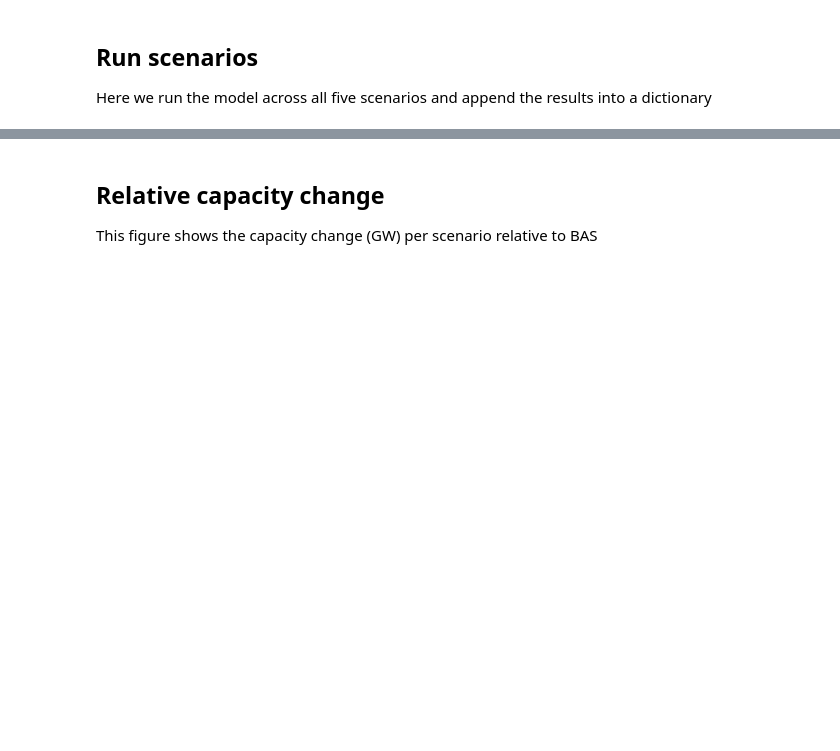
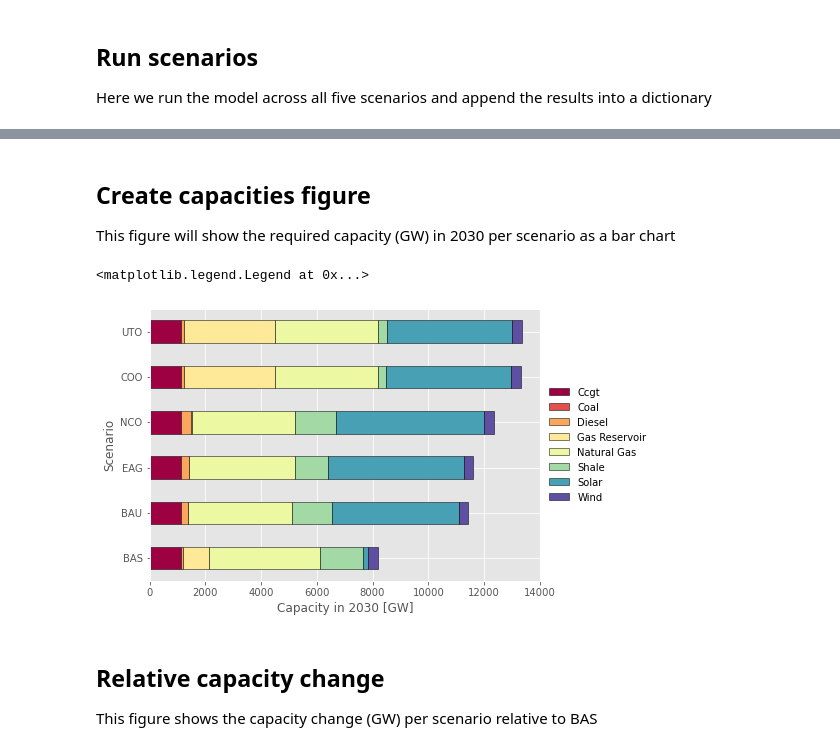
Before and after one commit to amanmajid/nextra, a Jupyter notebook: analysis/icae-results.ipynb, the cells around one changed output, grey strips where cells are left out. Cells and saved outputs as stored; diff of their text form; code cells hidden in the pictures; blank space fills up the shorter version.

```diff
--- a/analysis/icae-results.ipynb
+++ b/analysis/icae-results.ipynb
@@ -22,8 +22,6 @@ def merge_capacity_data(results_dict):
     for k in results_dict.keys():
         df = results_dict[k].results_capacities
         capacities = capacities.append(df,ignore_index=True)
-    # map technologies and territories
-    capacities = map_tech_and_territory(results['BAU'],capacities,col_to_map='node')
     return capacities
 
 
@@ -120,3 +150,29 @@ ax.legend(loc='center left', bbox_to_anchor=(1.0, 0.5),frameon=False)
+# %% [markdown]
+## Create capacities figure
+This figure will show the required capacity (GW) in 2030 per scenario as a bar chart
+# %%
+# run function
+capacities = merge_capacity_data(results)
+# convert to gw
+#capacities['value'] = capacities['value'].apply(lambda row: mw_to_gw(row))
+# pivot for bar chart
+capacities = capacities.pivot_table(index=['scenario'],
+                                    columns=['technology'],
+                                    values='value')
+# sort by ascending
+capacities['total'] = capacities.sum(axis=1)
+capacities = capacities.sort_values("total").drop('total',axis=1)
+
+# plot
+plt.style.use('ggplot')
+f,ax = plt.subplots(ncols=1,nrows=1,figsize=(7,5))
+capacities.plot.barh(stacked=True,rot=0,ax=ax,cmap='Spectral',edgecolor='black')
+ax.set_xlabel('Capacity in 2030 [GW]')
+ax.set_ylabel('Scenario')
+ax.legend(loc='center left', bbox_to_anchor=(1.0, 0.5),frameon=False)
+# %% [output]
+<matplotlib.legend.Legend at 0x...>
+[figure, added]
 # %% [markdown]
 ## Relative capacity change
 This figure shows the capacity change (GW) per scenario relative to BAS
```
Also changed, not shown: parts of 14 cells of this notebook, 3 other files.
